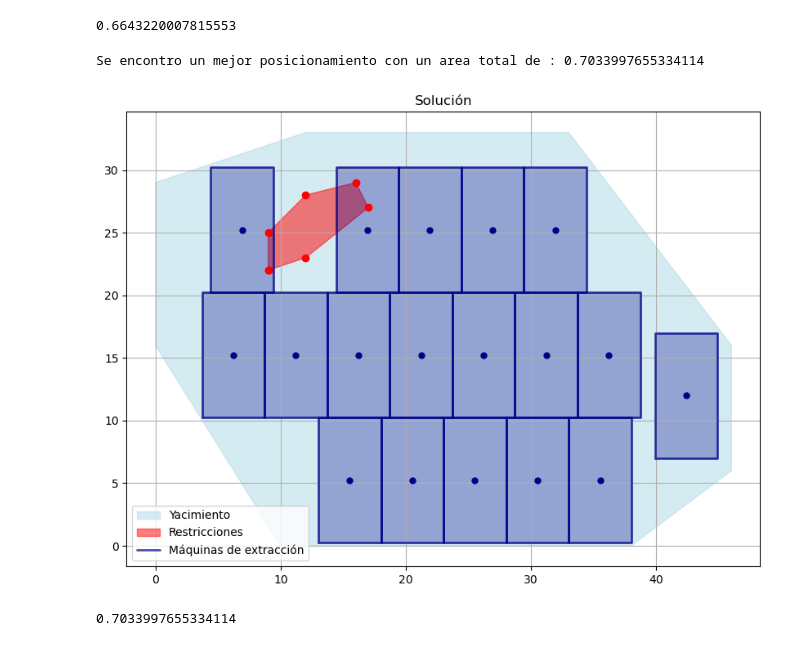
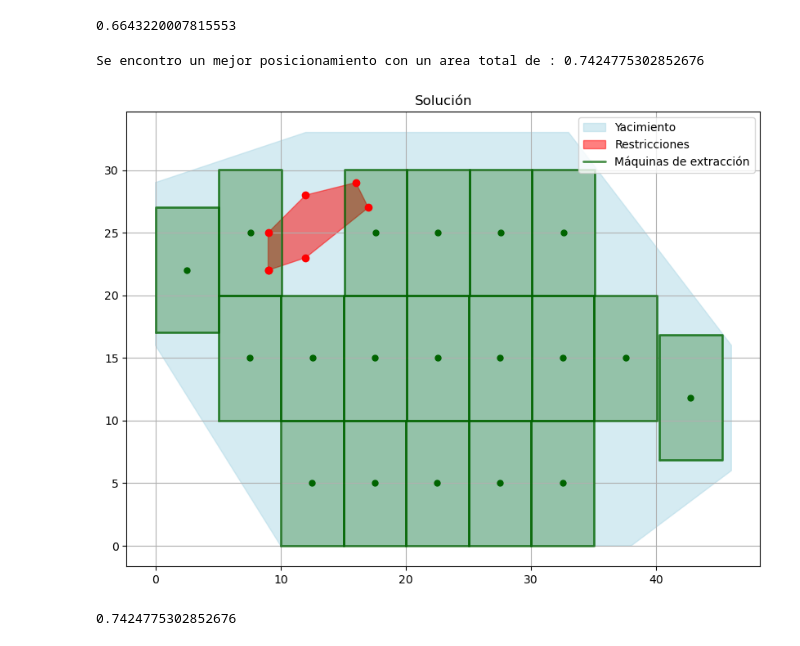
Before and after one commit to lararlm/TD8_ProyectoFinal, a Jupyter notebook: testing/demo.ipynb, the cells around one changed output. Drawn from its saved outputs; the diff is of its cells as text; code cells hidden in the pictures.

```diff
--- a/testing/demo.ipynb
+++ b/testing/demo.ipynb
@@ -39,14 +39,14 @@ print(area_demo_2)
 # %%
 #Corremos con optimizacion:
 
 opt_rectangles_demo = optimize_area(grid_heuristic,polygon,rectangles_demo,rect_size,restrictions,1,5)
-plot_solution(polygon,restrictions,opt_rectangles_demo,rect_size)
+plot_solution(polygon,restrictions,opt_rectangles_demo,rect_size,'darkgreen')
 area_opt_demo = calculate_area(polygon,opt_rectangles_demo,rect_size)
 print(area_opt_demo)
 # %% [output]
-Se encontro un mejor posicionamiento con un area total de : 0.7033997655334114
+Se encontro un mejor posicionamiento con un area total de : 0.7424775302852676
-[figure, old version]
+[figure, new version]
-0.7033997655334114
+0.7424775302852676
 # %%
 #Corremos con optimizacion:
 
```
Also changed, not shown: parts of 2 cells of this notebook, 1 other file.
